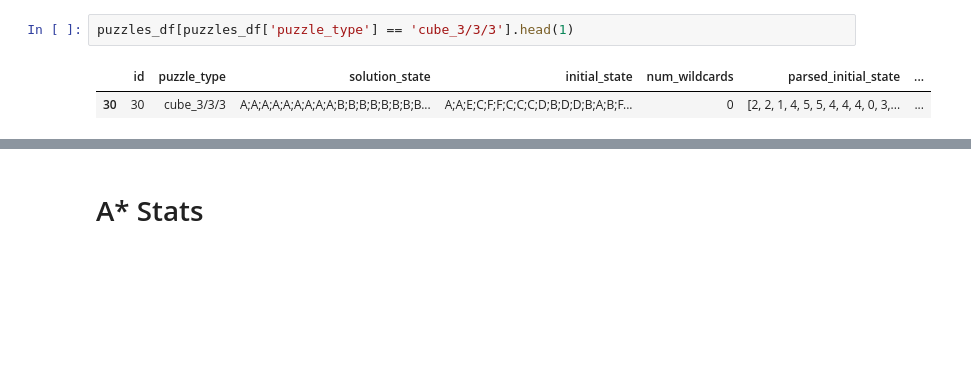
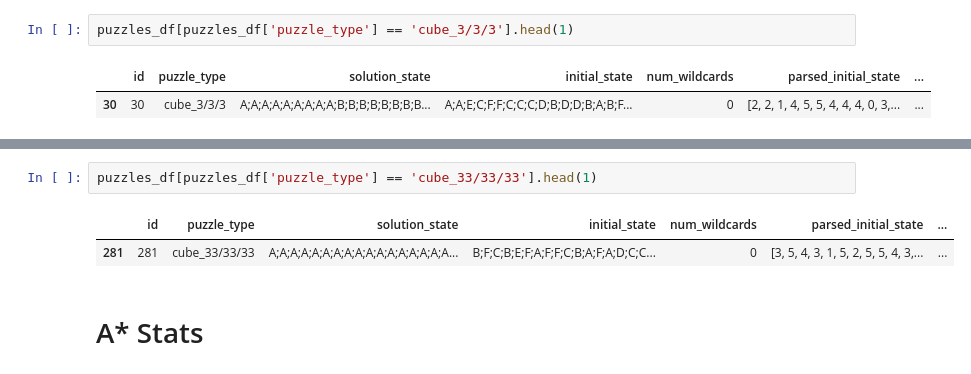
Before and after one commit to timothygao8710/Polytope-Permutation-Puzzle, a Jupyter notebook: Stats.ipynb, the cells around one changed output, grey strips where cells are left out. Cells and saved outputs as stored; diff of their text form; blank space fills up the shorter version.

```diff
--- a/Stats.ipynb
+++ b/Stats.ipynb
@@ -235,6 +235,11 @@ puzzles_df[puzzles_df['puzzle_type'] == 'globe_1/8'].head(1)
 # %% [output]
 |  | id | puzzle_type | solution_state | initial_state | num_wildcards | parsed_initial_state | ... |
 | 338 | 338 | globe_1/8 | A;A;C;C;E;E;G;G;I;I;K;K;M;M;O;O;B... | I;P;O;A;A;D;F;L;J;M;G;M;P;F;E;J;E... | 0 | [6540, 6541, 6542, 2, 2, 0, 5, 65... | ... |
+# %%
+puzzles_df[puzzles_df['puzzle_type'] == 'cube_33/33/33'].head(1)
+# %% [output]
+|  | id | puzzle_type | solution_state | initial_state | num_wildcards | parsed_initial_state | ... |
+| 281 | 281 | cube_33/33/33 | A;A;A;A;A;A;A;A;A;A;A;A;A;A;A;A;A... | B;F;C;B;E;F;A;F;F;C;B;A;F;A;D;C;C... | 0 | [3, 5, 4, 3, 1, 5, 2, 5, 5, 4, 3,... | ... |
 # %% [markdown]
 # A* Stats
 # %%
```
